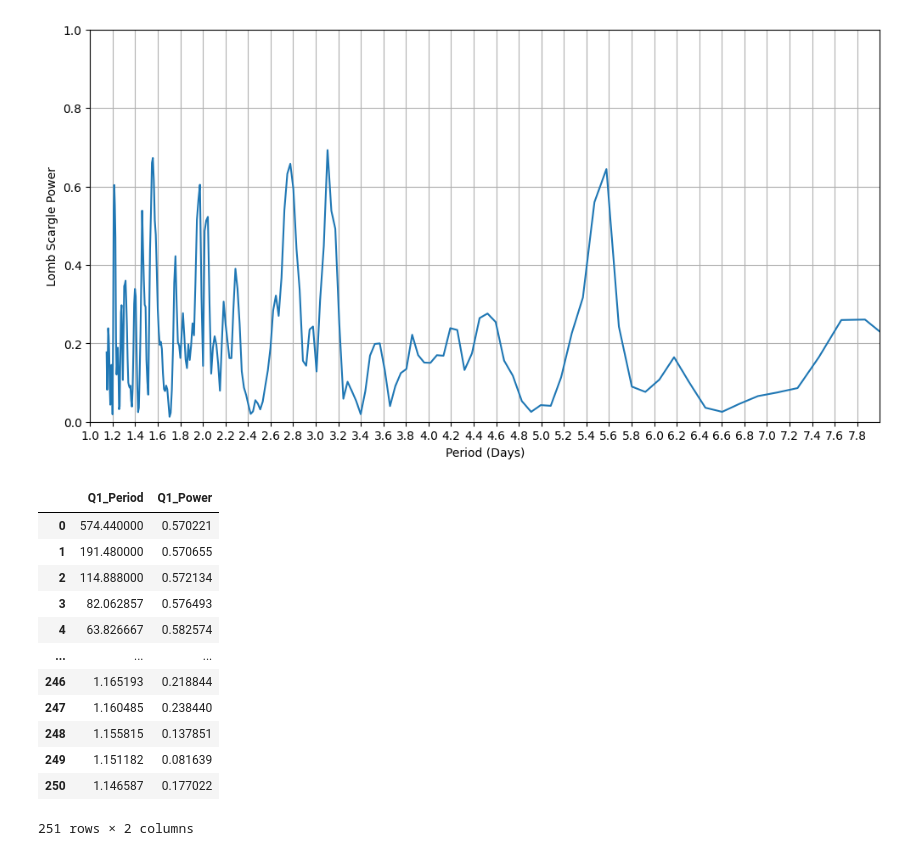
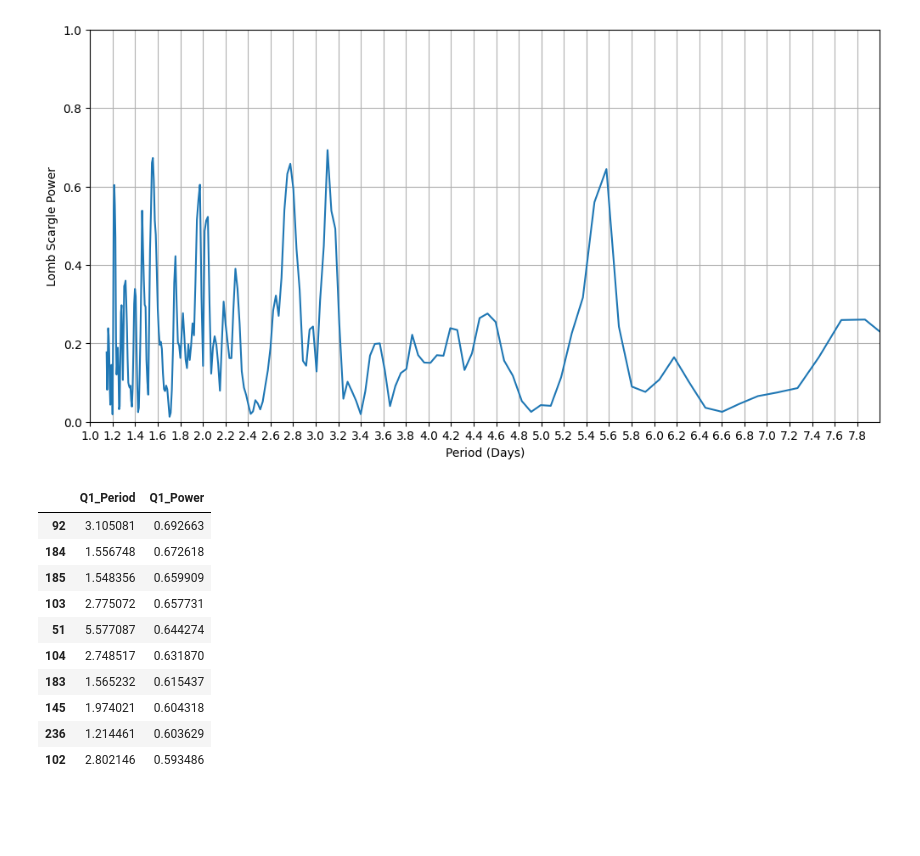
Before and after one commit to williamlee8ucb/GWAM_Lomb_Scargle, a Jupyter notebook: Chopped_Up_LS.ipynb, the cells around one changed output. Saved outputs shown, nothing was run; the diff lists cells and outputs as text; code cells hidden in the pictures; blank space fills up the shorter version.

Commit message:
filtered highest power in q1

```diff
--- a/Chopped_Up_LS.ipynb
+++ b/Chopped_Up_LS.ipynb
@@ -140,21 +139,19 @@ plt.grid()
 # %%
 q1_dict = {"Q1_Period": 1/q1_ls, "Q1_Power": q1_power}
 
 q1_df = pd.DataFrame(q1_dict)
-q1_df
+q1_df.where(q1_df["Q1_Period"] <= 8).dropna().sort_values(by = "Q1_Power", ascending = False).head(10)
 
 # restrict this so period is between 1-8
 # %% [output]
 |  | Q1_Period | Q1_Power |
-| 0 | 574.440000 | 0.570221 |
-| 1 | 191.480000 | 0.570655 |
-| 2 | 114.888000 | 0.572134 |
-| 3 | 82.062857 | 0.576493 |
-| 4 | 63.826667 | 0.582574 |
-| ... | ... | ... |
-| 246 | 1.165193 | 0.218844 |
-| 247 | 1.160485 | 0.238440 |
-| 248 | 1.155815 | 0.137851 |
-| 249 | 1.151182 | 0.081639 |
-| 250 | 1.146587 | 0.177022 |
+| 92 | 3.105081 | 0.692663 |
+| 184 | 1.556748 | 0.672618 |
+| 185 | 1.548356 | 0.659909 |
+| 103 | 2.775072 | 0.657731 |
+| 51 | 5.577087 | 0.644274 |
+| 104 | 2.748517 | 0.631870 |
+| 183 | 1.565232 | 0.615437 |
+| 145 | 1.974021 | 0.604318 |
+| 236 | 1.214461 | 0.603629 |
+| 102 | 2.802146 | 0.593486 |
-251 rows × 2 columns
```
Also changed, not shown: parts of 1 cell of this notebook.
